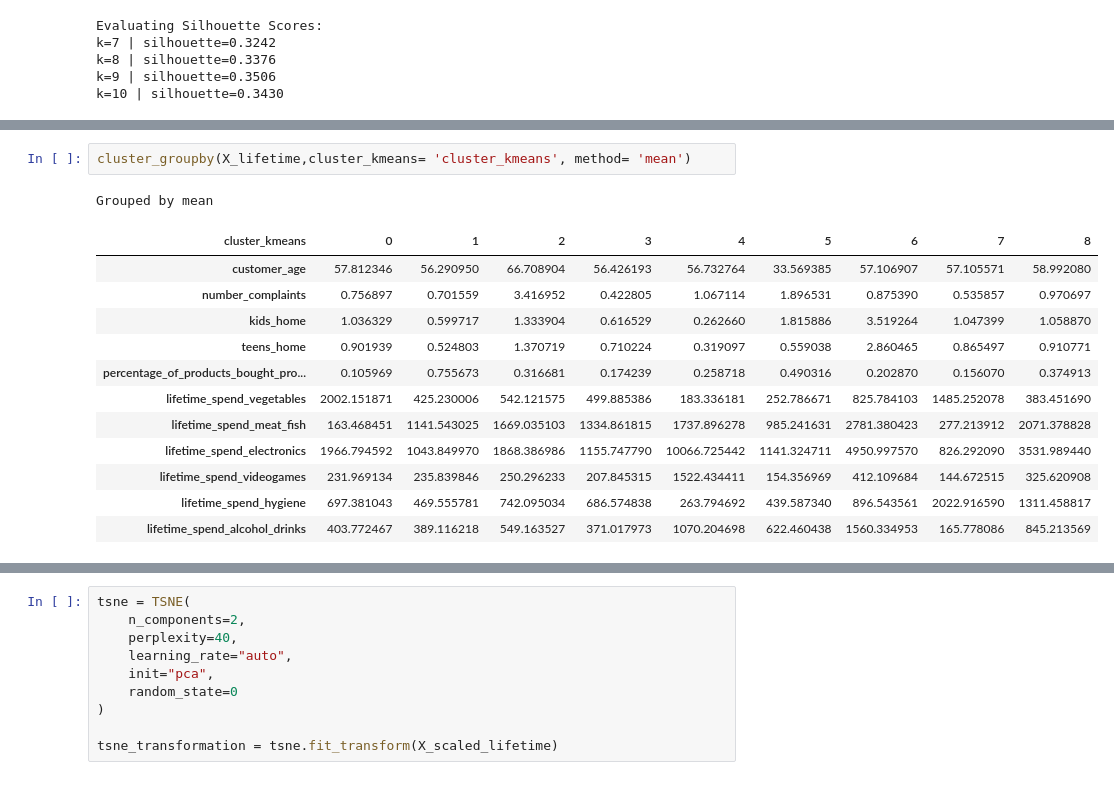
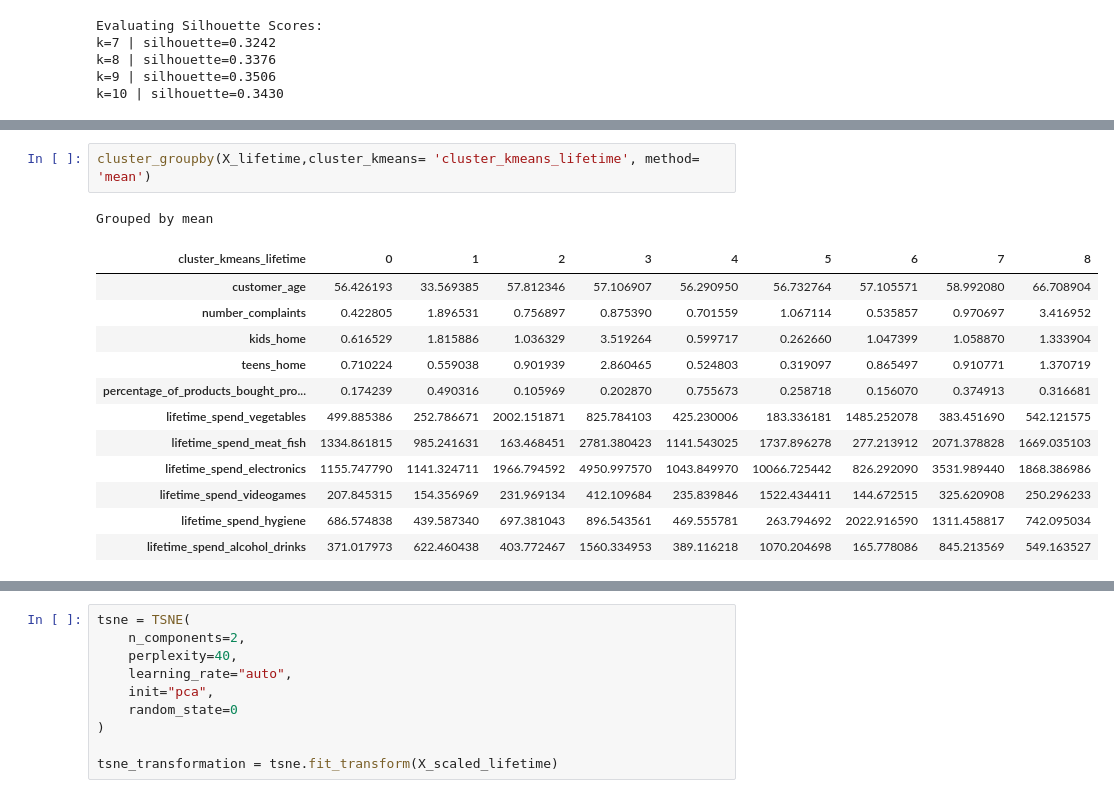
Before and after one commit to tiago2806/ml_project, a Jupyter notebook: notebooks/03_modelling.ipynb, the cells around one changed output, grey strips where cells are left out. Drawn from its saved outputs; the diff is of its cells as text.

```diff
--- a/notebooks/03_modelling.ipynb
+++ b/notebooks/03_modelling.ipynb
@@ -531,19 +512,19 @@ Grouped by mean
 # %%
-cluster_groupby(X_lifetime,cluster_kmeans= 'cluster_kmeans', method= 'mean')
+cluster_groupby(X_lifetime,cluster_kmeans= 'cluster_kmeans_lifetime', method= 'mean')
 # %% [output]
 Grouped by mean
-| cluster_kmeans | 0 | 1 | 2 | 3 | 4 | 5 | 6 | 7 | 8 |
-| customer_age | 57.812346 | 56.290950 | 66.708904 | 56.426193 | 56.732764 | 33.569385 | 57.106907 | 57.105571 | 58.992080 |
-| number_complaints | 0.756897 | 0.701559 | 3.416952 | 0.422805 | 1.067114 | 1.896531 | 0.875390 | 0.535857 | 0.970697 |
-| kids_home | 1.036329 | 0.599717 | 1.333904 | 0.616529 | 0.262660 | 1.815886 | 3.519264 | 1.047399 | 1.058870 |
-| teens_home | 0.901939 | 0.524803 | 1.370719 | 0.710224 | 0.319097 | 0.559038 | 2.860465 | 0.865497 | 0.910771 |
-| percentage_of_products_bought_pro... | 0.105969 | 0.755673 | 0.316681 | 0.174239 | 0.258718 | 0.490316 | 0.202870 | 0.156070 | 0.374913 |
-| lifetime_spend_vegetables | 2002.151871 | 425.230006 | 542.121575 | 499.885386 | 183.336181 | 252.786671 | 825.784103 | 1485.252078 | 383.451690 |
-| lifetime_spend_meat_fish | 163.468451 | 1141.543025 | 1669.035103 | 1334.861815 | 1737.896278 | 985.241631 | 2781.380423 | 277.213912 | 2071.378828 |
-| lifetime_spend_electronics | 1966.794592 | 1043.849970 | 1868.386986 | 1155.747790 | 10066.725442 | 1141.324711 | 4950.997570 | 826.292090 | 3531.989440 |
-| lifetime_spend_videogames | 231.969134 | 235.839846 | 250.296233 | 207.845315 | 1522.434411 | 154.356969 | 412.109684 | 144.672515 | 325.620908 |
-| lifetime_spend_hygiene | 697.381043 | 469.555781 | 742.095034 | 686.574838 | 263.794692 | 439.587340 | 896.543561 | 2022.916590 | 1311.458817 |
-| lifetime_spend_alcohol_drinks | 403.772467 | 389.116218 | 549.163527 | 371.017973 | 1070.204698 | 622.460438 | 1560.334953 | 165.778086 | 845.213569 |
+| cluster_kmeans_lifetime | 0 | 1 | 2 | 3 | 4 | 5 | 6 | 7 | 8 |
+| customer_age | 56.426193 | 33.569385 | 57.812346 | 57.106907 | 56.290950 | 56.732764 | 57.105571 | 58.992080 | 66.708904 |
+| number_complaints | 0.422805 | 1.896531 | 0.756897 | 0.875390 | 0.701559 | 1.067114 | 0.535857 | 0.970697 | 3.416952 |
+| kids_home | 0.616529 | 1.815886 | 1.036329 | 3.519264 | 0.599717 | 0.262660 | 1.047399 | 1.058870 | 1.333904 |
+| teens_home | 0.710224 | 0.559038 | 0.901939 | 2.860465 | 0.524803 | 0.319097 | 0.865497 | 0.910771 | 1.370719 |
+| percentage_of_products_bought_pro... | 0.174239 | 0.490316 | 0.105969 | 0.202870 | 0.755673 | 0.258718 | 0.156070 | 0.374913 | 0.316681 |
+| lifetime_spend_vegetables | 499.885386 | 252.786671 | 2002.151871 | 825.784103 | 425.230006 | 183.336181 | 1485.252078 | 383.451690 | 542.121575 |
+| lifetime_spend_meat_fish | 1334.861815 | 985.241631 | 163.468451 | 2781.380423 | 1141.543025 | 1737.896278 | 277.213912 | 2071.378828 | 1669.035103 |
+| lifetime_spend_electronics | 1155.747790 | 1141.324711 | 1966.794592 | 4950.997570 | 1043.849970 | 10066.725442 | 826.292090 | 3531.989440 | 1868.386986 |
+| lifetime_spend_videogames | 207.845315 | 154.356969 | 231.969134 | 412.109684 | 235.839846 | 1522.434411 | 144.672515 | 325.620908 | 250.296233 |
+| lifetime_spend_hygiene | 686.574838 | 439.587340 | 697.381043 | 896.543561 | 469.555781 | 263.794692 | 2022.916590 | 1311.458817 | 742.095034 |
+| lifetime_spend_alcohol_drinks | 371.017973 | 622.460438 | 403.772467 | 1560.334953 | 389.116218 | 1070.204698 | 165.778086 | 845.213569 | 549.163527 |
 # %%
 cluster_names = {
     0: "Green screen",
```
Also changed, not shown: parts of 9 cells of this notebook, 1 other file.
